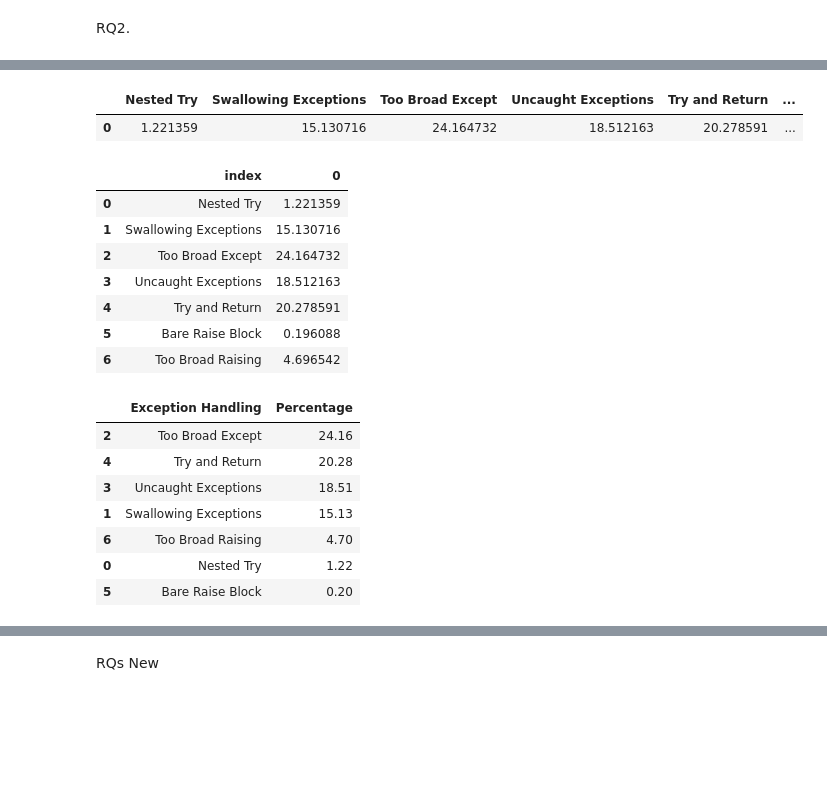
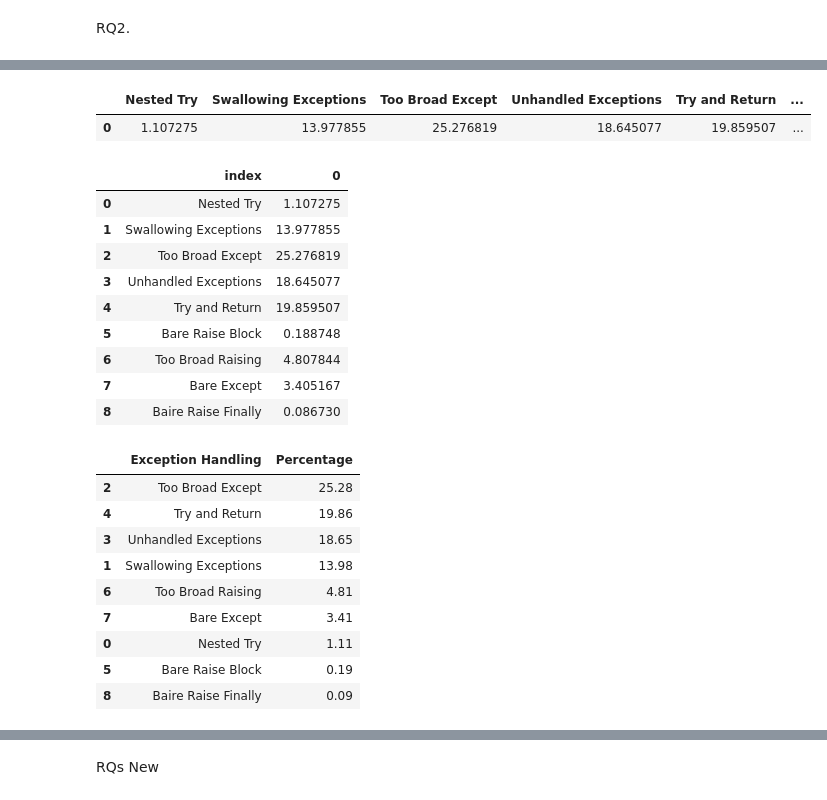
Before and after one commit to r4phael/exception-miner-multi, a Jupyter notebook: notebooks/eh_py_analysis.ipynb, the cells around one changed output, grey strips where cells are left out. Cells and saved outputs as stored; diff of their text form; code cells hidden in the pictures; blank space fills up the shorter version.

```diff
--- a/notebooks/eh_py_analysis.ipynb
+++ b/notebooks/eh_py_analysis.ipynb
@@ -550,7 +529,8 @@ Index(['file', 'function', 'func_body', 'n_try_except', 'n_try_pass',
        'n_uncaught_exceptions'],
       dtype='object')
 # %%
-cols = ['n_captures_misplaced_bare_raise', 'n_generic_except', 'n_captures_broad_raise', 'n_try_pass', 'n_try_return', 'n_nested_try', 'n_uncaught_exceptions', 'n_try_except', 'n_raise']
+cols = ['n_captures_misplaced_bare_raise', 'n_generic_except', 'n_captures_broad_raise', 'n_try_pass', 'n_try_return', 'n_nested_try', 'n_uncaught_exceptions', 'n_try_except',
+        'n_raise', 'n_bare_raise_finally', 'n_bare_except']
 
 for col in cols:
     df[col+'_uni'] = df[col].apply(lambda x: 1 if x >= 1 else x)
@@ -570,8 +551,9 @@ Index(['file', 'function', 'func_body', 'n_try_except', 'n_try_pass',
       dtype='object')
 # %%
 df_rq2 = df.agg({'function': ['count'], 'n_captures_misplaced_bare_raise_uni': ['sum'], 'n_generic_except_uni': ['sum'], 'n_captures_broad_raise_uni': ['sum'], 'n_try_pass_uni': ['sum'],
-                 'n_try_return_uni': ['sum'], 'n_nested_try_uni': ['sum'], 'n_uncaught_exceptions_uni': ['sum'], 'n_try_except_uni' : ['sum'], 'n_raise_uni' : ['sum']})
-df_rq2 = df_rq2111.max().to_frame().T
+                 'n_try_return_uni': ['sum'], 'n_nested_try_uni': ['sum'], 'n_uncaught_exceptions_uni': ['sum'], 'n_try_except_uni' : ['sum'], 'n_raise_uni' : ['sum'],
+                 'n_bare_raise_finally' : ['sum'], 'n_bare_except' : ['sum'], 'n_finally_uni' : ['sum']})
+df_rq2 = df_rq2.max().to_frame().T
 # %%
 df_rq2
 # %% [output]
@@ -584,11 +566,15 @@ df_rq2['perc_n_generic_except_uni'] = (df_rq2['n_generic_except_uni']/ df_rq2['n
 df_rq2['perc_uncaught_exceptions_uni'] = (df_rq2['n_uncaught_exceptions_uni']/ df_rq2['n_try_except_uni']) * 100
 df_rq2['perc_n_try_return_uni'] = (df_rq2['n_try_return_uni']/ df_rq2['n_try_except_uni']) * 100
 df_rq2['perc_n_nested_try_uni'] = (df_rq2['n_nested_try_uni']/ df_rq2['n_try_except_uni']) * 100
+df_rq2['perc_n_bare_except'] = (df_rq2['n_bare_except']/ df_rq2['n_try_except_uni']) * 100
 
 #Raise
 df_rq2['perc_n_captures_misplaced_bare_raise_uni'] = (df_rq2['n_captures_misplaced_bare_raise_uni']/ df_rq2['n_raise_uni']) * 100
 df_rq2['perc_n_captures_broad_raise_uni'] = (df_rq2['n_captures_broad_raise_uni']/ df_rq2['n_raise_uni']) * 100
 
+#Finally
+df_rq2['perc_n_bare_raise_finally'] = (df_rq2['n_bare_raise_finally']/ df_rq2['n_finally_uni']) * 100
+
 df_rq2
 # %% [output]
 |  | function | n_captures_misplaced_bare_raise_uni | n_generic_except_uni | n_captures_broad_raise_uni | n_try_pass_uni | ... |
@@ -596,5 +583,6 @@ df_rq2
 # %%
-df_total_rq2 = df_rq2.loc[:, ["perc_n_nested_try_uni", "perc_n_try_pass_uni", "perc_n_generic_except_uni", "perc_uncaught_exceptions_uni", "perc_n_try_return_uni", "perc_n_captures_misplaced_bare_raise_uni", "perc_n_captures_broad_raise_uni"]]
+df_total_rq2 = df_rq2.loc[:, ["perc_n_nested_try_uni", "perc_n_try_pass_uni", "perc_n_generic_except_uni", "perc_uncaught_exceptions_uni", "perc_n_try_return_uni",
+                              "perc_n_captures_misplaced_bare_raise_uni", "perc_n_captures_broad_raise_uni", "perc_n_bare_except", "perc_n_bare_raise_finally"]]
 df_total_rq2
 # %% [output]
 |  | perc_n_nested_try_uni | perc_n_try_pass_uni | perc_n_generic_except_uni | perc_uncaught_exceptions_uni | ... |
@@ -602,21 +590,23 @@ df_total_rq2
 # %%
-df_total_rq2.columns = ['Nested Try', 'Swallowing Exceptions', 'Too Broad Except', 'Uncaught Exceptions', 'Try and Return', 'Bare Raise Block', 'Too Broad Raising']
+df_total_rq2.columns = ['Nested Try', 'Swallowing Exceptions', 'Too Broad Except', 'Unhandled Exceptions', 'Try and Return', 'Bare Raise Block', 'Too Broad Raising', 'Bare Except', 'Baire Raise Finally']
 df_total_rq2
 # %% [output]
-|  | Nested Try | Swallowing Exceptions | Too Broad Except | Uncaught Exceptions | Try and Return | ... |
-| 0 | 1.221359 | 15.130716 | 24.164732 | 18.512163 | 20.278591 | ... |
+|  | Nested Try | Swallowing Exceptions | Too Broad Except | Unhandled Exceptions | Try and Return | ... |
+| 0 | 1.107275 | 13.977855 | 25.276819 | 18.645077 | 19.859507 | ... |
 # %%
 df_total_rq2 = df_total_rq2.T[0:].reset_index()
 df_total_rq2
 # %% [output]
 |  | index | 0 |
-| 0 | Nested Try | 1.221359 |
-| 1 | Swallowing Exceptions | 15.130716 |
-| 2 | Too Broad Except | 24.164732 |
-| 3 | Uncaught Exceptions | 18.512163 |
-| 4 | Try and Return | 20.278591 |
-| 5 | Bare Raise Block | 0.196088 |
-| 6 | Too Broad Raising | 4.696542 |
+| 0 | Nested Try | 1.107275 |
+| 1 | Swallowing Exceptions | 13.977855 |
+| 2 | Too Broad Except | 25.276819 |
+| 3 | Unhandled Exceptions | 18.645077 |
+| 4 | Try and Return | 19.859507 |
+| 5 | Bare Raise Block | 0.188748 |
+| 6 | Too Broad Raising | 4.807844 |
+| 7 | Bare Except | 3.405167 |
+| 8 | Baire Raise Finally | 0.086730 |
 # %%
 #rename columns:
 df_total_rq2.columns = ['Exception Handling', 'Percentage']
@@ -627,13 +617,15 @@ df_total_rq2 = df_total_rq2.sort_values(by=['Percentage'], ascending=False)
 df_total_rq2
 # %% [output]
 |  | Exception Handling | Percentage |
-| 2 | Too Broad Except | 24.16 |
-| 4 | Try and Return | 20.28 |
-| 3 | Uncaught Exceptions | 18.51 |
-| 1 | Swallowing Exceptions | 15.13 |
-| 6 | Too Broad Raising | 4.70 |
-| 0 | Nested Try | 1.22 |
-| 5 | Bare Raise Block | 0.20 |
+| 2 | Too Broad Except | 25.28 |
+| 4 | Try and Return | 19.86 |
+| 3 | Unhandled Exceptions | 18.65 |
+| 1 | Swallowing Exceptions | 13.98 |
+| 6 | Too Broad Raising | 4.81 |
+| 7 | Bare Except | 3.41 |
+| 0 | Nested Try | 1.11 |
+| 5 | Bare Raise Block | 0.19 |
+| 8 | Baire Raise Finally | 0.09 |
 # %%
 import seaborn as sns
 sns.set_theme(style="whitegrid")
```
Also changed, not shown: parts of 39 cells of this notebook, 3 other files.
